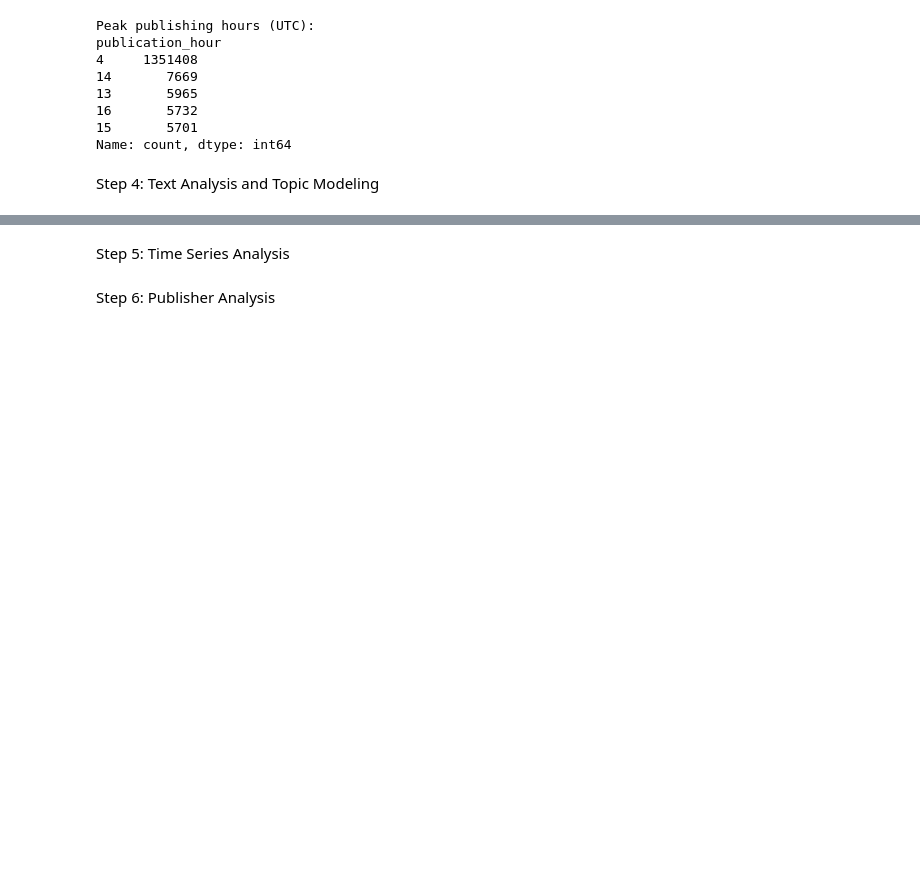
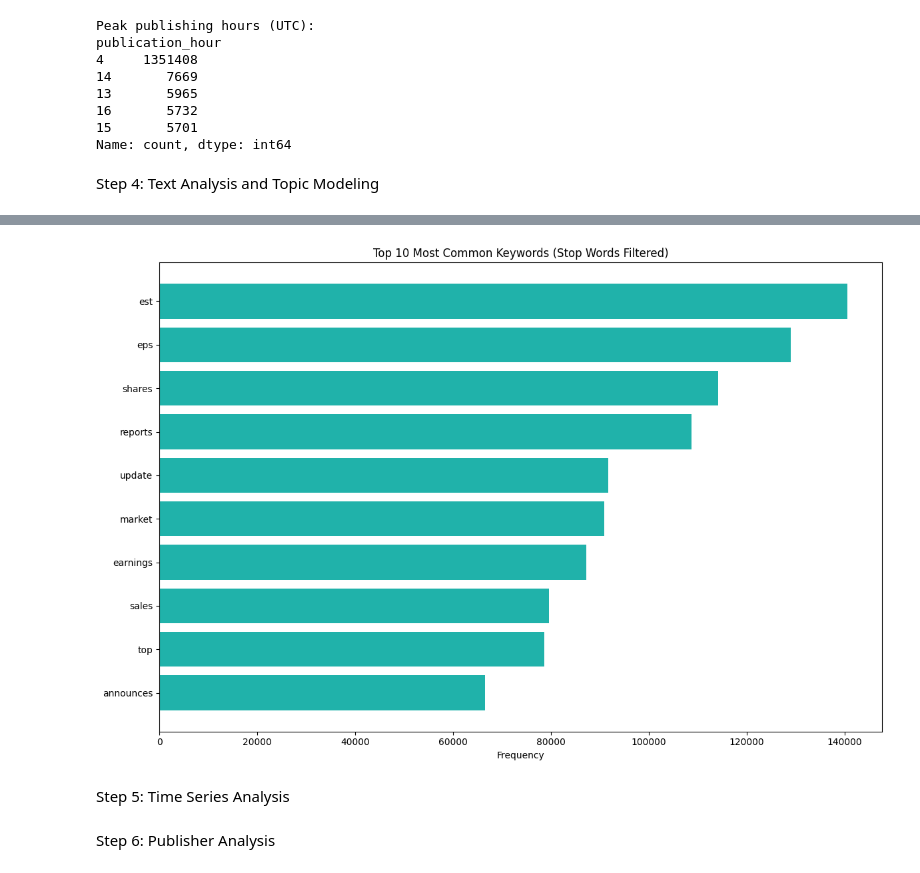
Before and after one commit to Turemo-Bedho/10academy-week1-stockAnalysis, a Jupyter notebook: notebooks/eda_financial_news.ipynb, the cells around one changed output, grey strips where cells are left out. Drawn from its saved outputs; the diff is of its cells as text; code cells hidden in the pictures; blank space fills up the shorter version.

Commit message:
feat: implement text analysis with keyword extraction

```diff
--- a/notebooks/eda_financial_news.ipynb
+++ b/notebooks/eda_financial_news.ipynb
@@ -29,7 +29,9 @@ True
 Step 2: Load the dataset the CSV format
 # %%
 try:
-    df = pd.read_csv('../data/raw_analyst_ratings.csv',index_col=0)
+    df = pd.read_csv('../data/raw_analyst_ratings.csv')
+    unnamed_cols = df.columns[df.columns.str.contains('Unnamed', case=False)]
+    df = df.drop(columns=unnamed_cols, axis=1)
     print("Dataset loaded successfully!")
 except FileNotFoundError:
     print("❌ Data file not found. Please ensure the CSV file is in the data/ folder")
@@ -225,3 +227,92 @@ publication_hour
 Name: count, dtype: int64
 # %% [markdown]
  Step 4: Text Analysis and Topic Modeling
+# %%
+from collections import Counter
+import string
+
+# Download stopwords if not already available
+nltk.download('stopwords', quiet=True)
+
+## 1. Enhanced keyword analysis with stop words filtering
+print("=" * 50)
+print("TEXT ANALYSIS WITH STOP WORDS FILTERING")
+print("=" * 50)
+
+# Method 1: Pre-defined important financial keywords
+financial_keywords = ['FDA', 'FED', 'price target', 'earnings', 'stock', 'profit',
+                     'approval', 'surge', 'drop', 'growth', 'revenue', 'dividend',
+                     'merger', 'acquisition', 'bullish', 'bearish', 'volatility',
+                     'inflation', 'interest rates', 'quarterly', 'annual']
+
+print("Pre-defined financial keyword frequency in headlines:")
+keyword_results = {}
+for keyword in financial_keywords:
+    count = df['headline'].str.contains(keyword, case=False, na=False).sum()
+    keyword_results[keyword] = count
+    print(f"• {keyword:<20}: {count:>3} occurrences")
+
+# Method 2: Automated common words extraction with stop words filtering
+print("\n" + "-" * 50)
+print("AUTOMATED KEYWORD EXTRACTION (Stop Words Filtered)")
+print("-" * 50)
+
+# Get English stop words
+stop_words = set(stopwords.words('english'))
+
+# Add custom financial stop words that are too common but not meaningful
+financial_stop_words = {'said', 'inc', 'corp', 'ltd', 'nyse', 'nasdaq', 'stock', 'stocks'}
+stop_words.update(financial_stop_words)
+
+# Process all headlines
+all_words = ' '.join(df['headline'].astype(str)).lower()
+
+# Remove punctuation and split into words
+translator = str.maketrans('', '', string.punctuation)
+all_words_clean = all_words.translate(translator)
+words_list = all_words_clean.split()
+
+# Filter out stop words and short words (length < 3)
+filtered_words = [word for word in words_list
+                 if word not in stop_words and len(word) > 2 and word.isalpha()]
+
+# Count word frequency
+word_counts = Counter(filtered_words)
+common_words = word_counts.most_common(15)
+
+print("Most common meaningful keywords (stop words filtered):")
+for i, (word, count) in enumerate(common_words, 1):
+    print(f"{i:2d}. {word:<15} : {count:>3} occurrences")
+
+## 3. Enhanced common phrases extraction with filtering
+def extract_filtered_phrases(texts, min_count=2):
+    all_phrases = []
+    for text in texts:
+        try:
+            blob = TextBlob(str(text))
+            phrases = blob.noun_phrases
+            # Filter out phrases that contain mostly stop words
+            filtered_phrases = [
+                phrase for phrase in phrases
+                if not all(word in stop_words for word in phrase.split())
+                and len(phrase) > 3  # Minimum phrase length
+            ]
+            all_phrases.extend(filtered_phrases)
+        except:
+            continue
+
+    phrase_counts = pd.Series(all_phrases).value_counts()
+    return phrase_counts[phrase_counts >= min_count]
+
+# top_keywords = [word for word, _ in common_words[:5]]  # Top 5 automated keywords
+
+## 6. Visualization of common keywords
+plt.figure(figsize=(12, 8))
+words, counts = zip(*common_words[:10])
+plt.barh(words, counts, color='lightseagreen')
+plt.xlabel('Frequency')
+plt.title('Top 10 Most Common Keywords (Stop Words Filtered)')
+plt.gca().invert_yaxis()
+plt.tight_layout()
+plt.show()
+# %% [output]
@@ -228,3 +336,4 @@ Name: count, dtype: int64
+[figure, added]
 # %% [markdown]
 Step 5: Time Series Analysis
 # %% [markdown]
```
Also changed, not shown: parts of 3 cells of this notebook.
